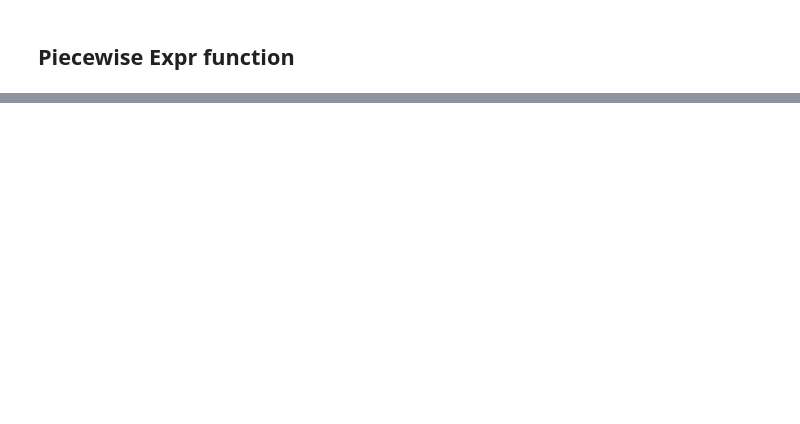
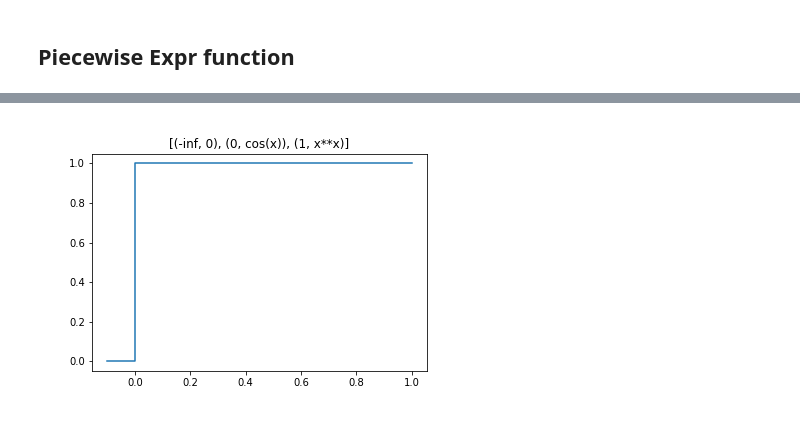
Before and after one commit to goulu/Goulib, a Jupyter notebook: notebooks/polynomial.ipynb, the cells around one changed output, grey strips where cells are left out. Saved outputs shown, nothing was run; the diff lists cells and outputs as text; code cells hidden in the pictures; blank space fills up the shorter version.

```diff
--- a/notebooks/polynomial.ipynb
+++ b/notebooks/polynomial.ipynb
@@ -129,6 +129,6 @@ plot.plot([p1,p2,p1|p2,p1&p2,p1^p2,p1>>3],
 # %%
 from math import cos
 
-f=Piecewise().append(0,cos).append(1,lambda x:x*x)
-f.plot()
+f=Piecewise().append(0,cos).append(1,lambda x:x**x)
+f
 # %% [output]
@@ -135,0 +135 @@ f.plot()
+[figure, added]
```
Also changed, not shown: parts of 2 cells of this notebook, 10 other files.
